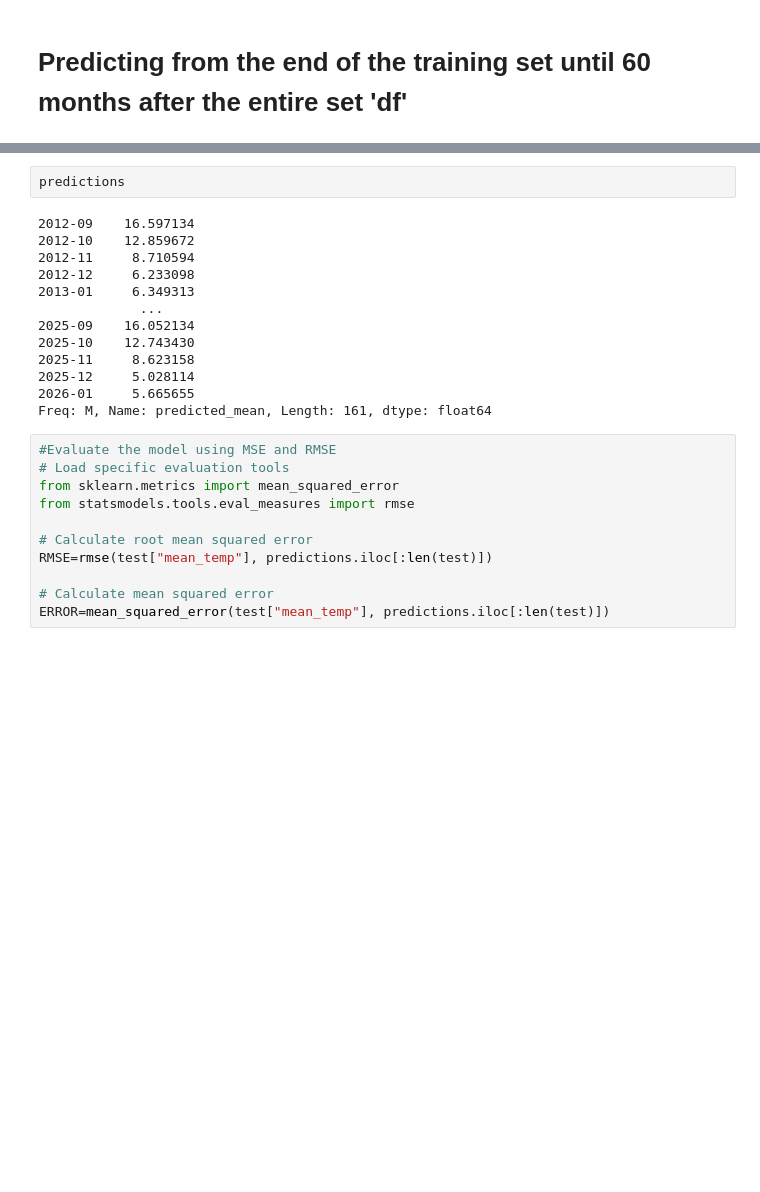
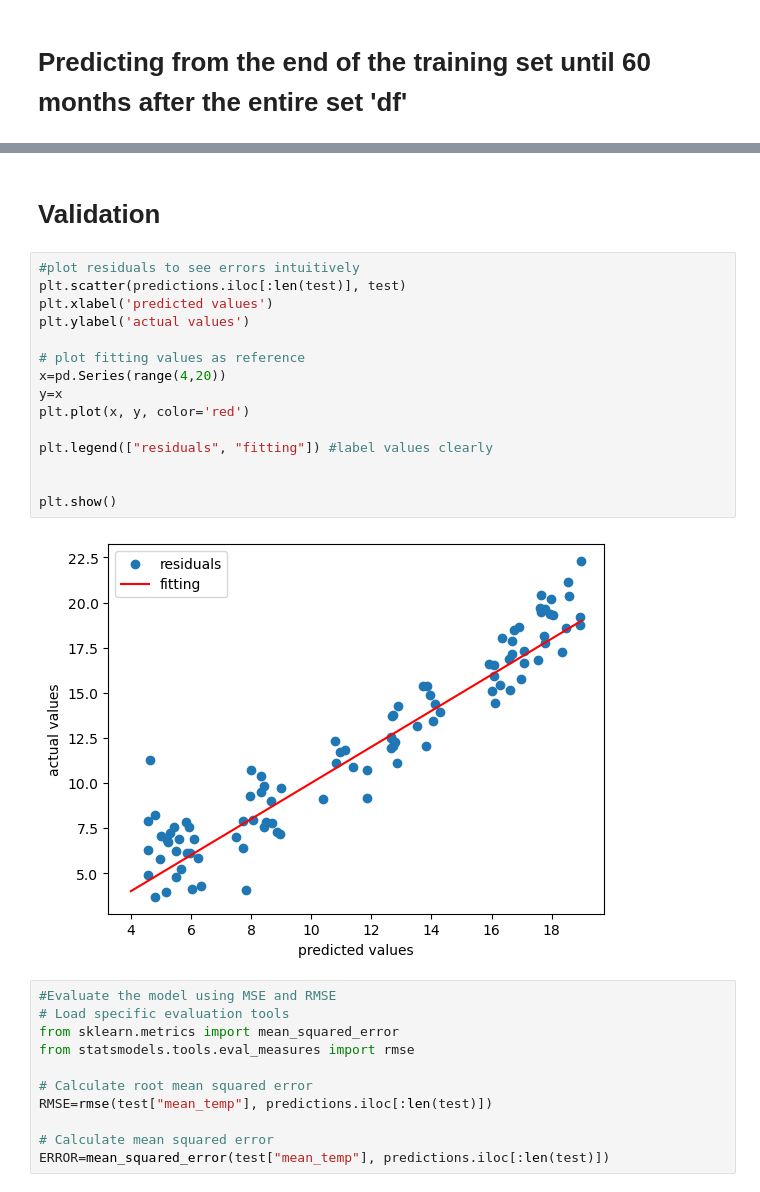
Before and after one commit to alanc0206/ELEC0088_Assignment, a Jupyter notebook: ARIMA/ARIMA_single(12_0_4).ipynb, the cells around one changed output, grey strips where cells are left out. Cells and saved outputs as stored; diff of their text form; blank space fills up the shorter version.

```diff
--- a/ARIMA/ARIMA_single(12_0_4).ipynb
+++ b/ARIMA/ARIMA_single(12_0_4).ipynb
@@ -175,18 +181,22 @@ plt.show()
+# %% [markdown]
+# Validation
 # %%
-predictions
+#plot residuals to see errors intuitively
+plt.scatter(predictions.iloc[:len(test)], test)
+plt.xlabel('predicted values')
+plt.ylabel('actual values')
+
+# plot fitting values as reference
+x=pd.Series(range(4,20))
+y=x
+plt.plot(x, y, color='red')
+
+plt.legend(["residuals", "fitting"]) #label values clearly
+
+
+plt.show()
 # %% [output]
-2012-09    16.597134
-2012-10    12.859672
-2012-11     8.710594
-2012-12     6.233098
-2013-01     6.349313
-             ...
-2025-09    16.052134
-2025-10    12.743430
-2025-11     8.623158
-2025-12     5.028114
-2026-01     5.665655
-Freq: M, Name: predicted_mean, Length: 161, dtype: float64
+[figure, added]
 # %%
 #Evaluate the model using MSE and RMSE
 # Load specific evaluation tools
```
Also changed, not shown: parts of 7 cells of this notebook.
